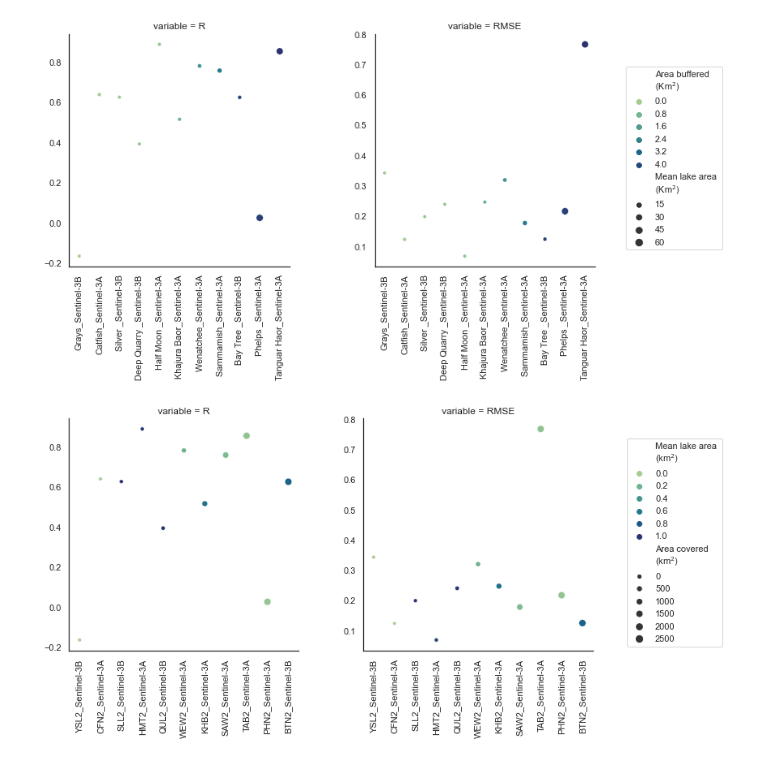
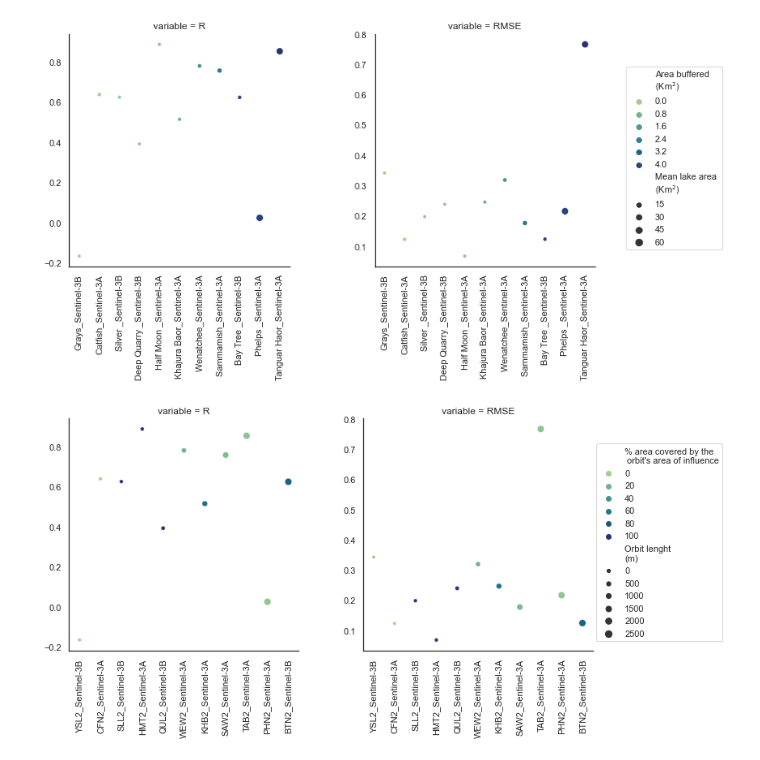
Before and after one commit to anmagomez/radar_altimetry_eval, a Jupyter notebook: src/rapid_request.ipynb, the cells around one changed output. Saved outputs shown, nothing was run; the diff lists cells and outputs as text; code cells hidden in the pictures.

```diff
--- a/src/rapid_request.ipynb
+++ b/src/rapid_request.ipynb
@@ -1313,6 +1313,7 @@ sns.set_style('white')
 
 # print(df.head())
 df=df.sort_values(by=['orbit_leng'])
+df['per_area_c']=df['per_area_c']*100
 x_fd='st_alti'
 y_fd='value'
 hue='per_area_c'#'method'
@@ -1320,32 +1321,32 @@ col='variable'
 size="orbit_leng"
 pal=sns.color_palette("crest", as_cmap=True)
 facet_kws={'sharey': False, 'sharex': True}
 # row='method'#'source'
 # for i in ['r2', 'RMSE']:
 # df=df.loc[df[col]==i]
 
 
 g = sns.relplot(data=df,facet_kws=facet_kws,
         x=x_fd, y=y_fd,
         hue=hue, col=col,size=size,palette=pal,
         #col=row,# col_wrap=2,
         kind="scatter")#,
             #join=False)#,
         #dodge=True)
 #                height=4, aspect=.7)
 g
 sns.move_legend(
     g, "center right",
     bbox_to_anchor=(1.1, .5),
     ncol=1,
     title=None, frameon=True,
 )
 #Change legend text (https://stackoverflow.com/questions/53116532/modify-seaborn-line-relplot-legend-title)
-g._legend.texts[0].set_text('Mean lake area \n(km$^{2}$)')
+g._legend.texts[0].set_text("% area covered by the\n orbit's area of influence")
 g._legend.texts[7].set_text('Orbit lenght \n(m)')
 g.set_xticklabels(rotation=90)
 g.set_axis_labels(x_var='', y_var='')
 # g.set(ylim=(0,2))
 del df
 # %% [output]
-[figure, old version]
+[figure, new version]
```
Also changed, not shown: parts of 5 cells of this notebook.
